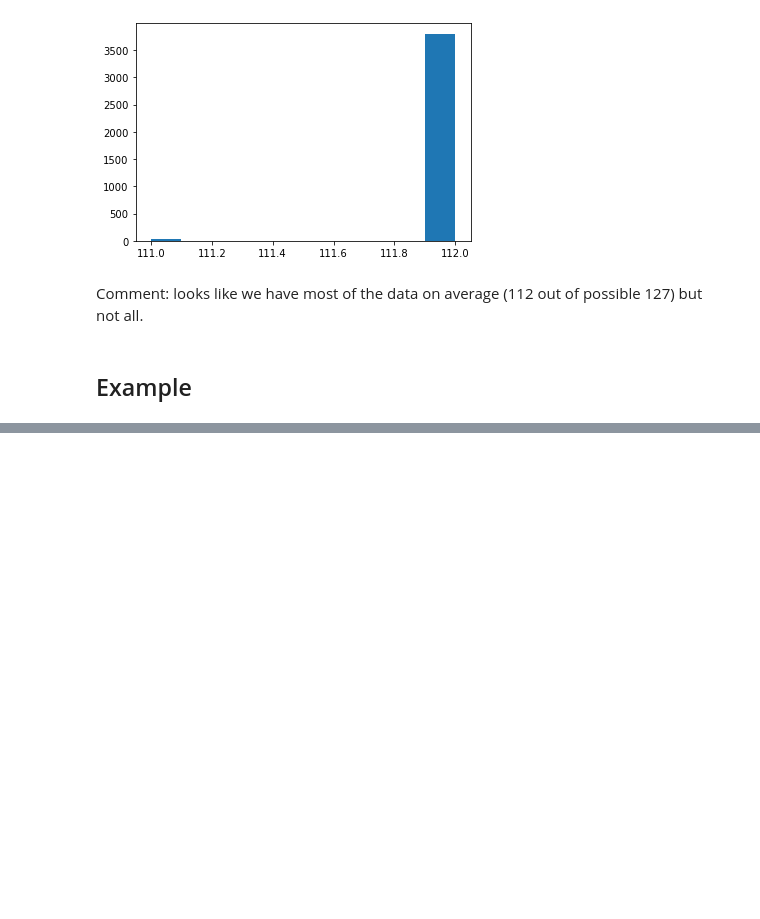
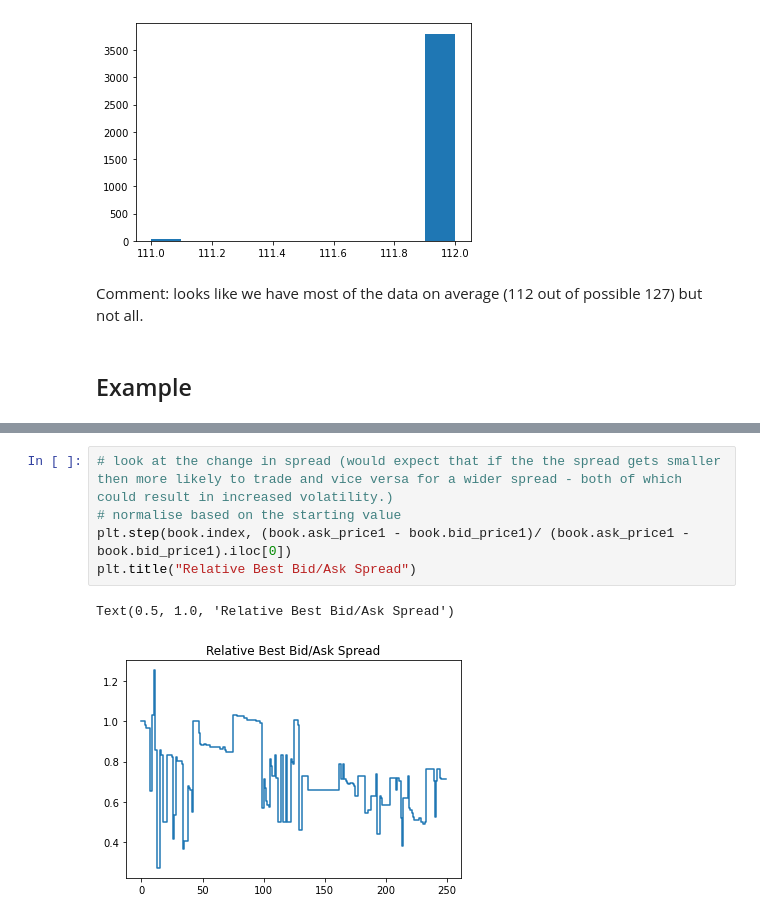
Before and after one commit to thomasarmstrong98/optiver, a Jupyter notebook: research/Tom/notebooks/first_glance.ipynb, the cells around one changed output, grey strips where cells are left out. Cells and saved outputs as stored; diff of their text form; blank space fills up the shorter version.

```diff
--- a/research/Tom/notebooks/first_glance.ipynb
+++ b/research/Tom/notebooks/first_glance.ipynb
@@ -128,0 +128,8 @@ plt.plot(book.ask_size1)
+# %%
+# look at the change in spread (would expect that if the the spread gets smaller then more likely to trade and vice versa for a wider spread - both of which could result in increased volatility.)
+# normalise based on the starting value
+plt.step(book.index, (book.ask_price1 - book.bid_price1)/ (book.ask_price1 - book.bid_price1).iloc[0])
+plt.title("Relative Best Bid/Ask Spread")
+# %% [output]
+Text(0.5, 1.0, 'Relative Best Bid/Ask Spread')
+[figure, added]
```
Also changed, not shown: parts of 10 cells of this notebook, 1 other file.
